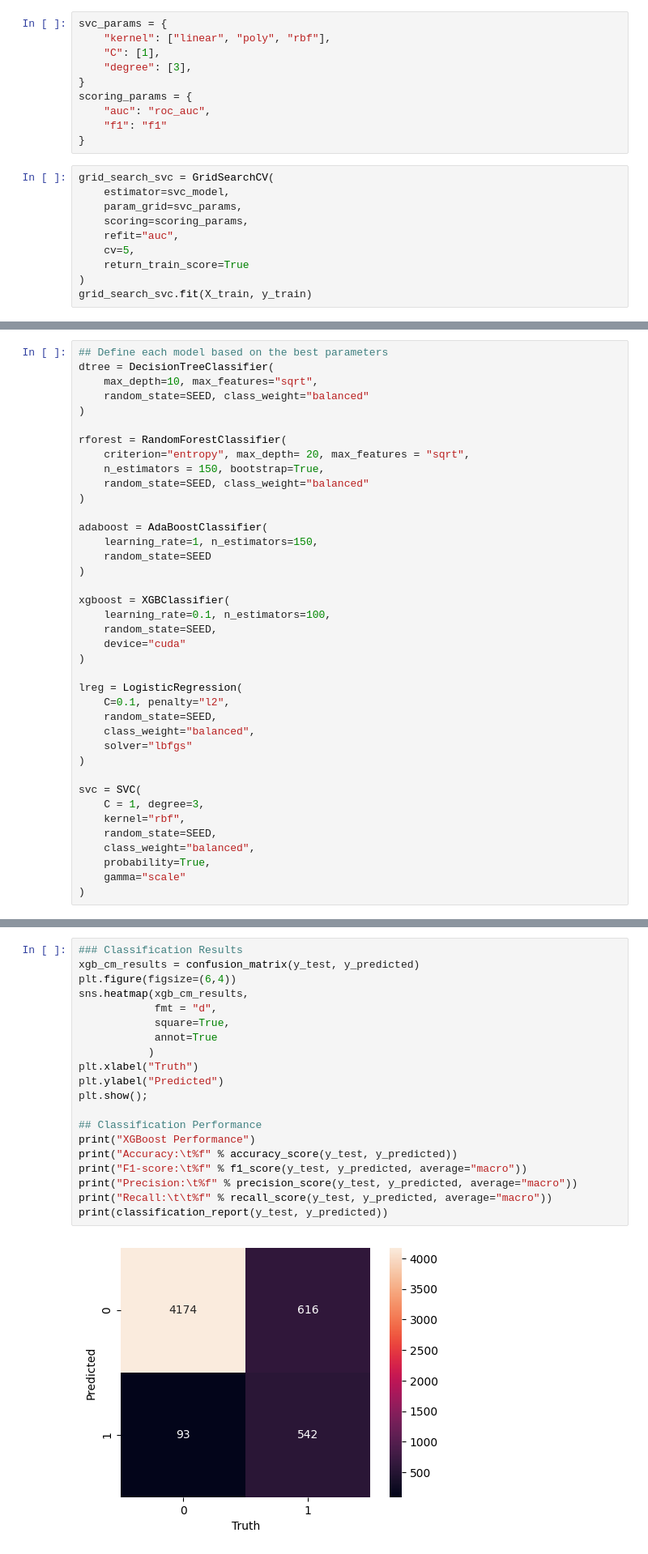
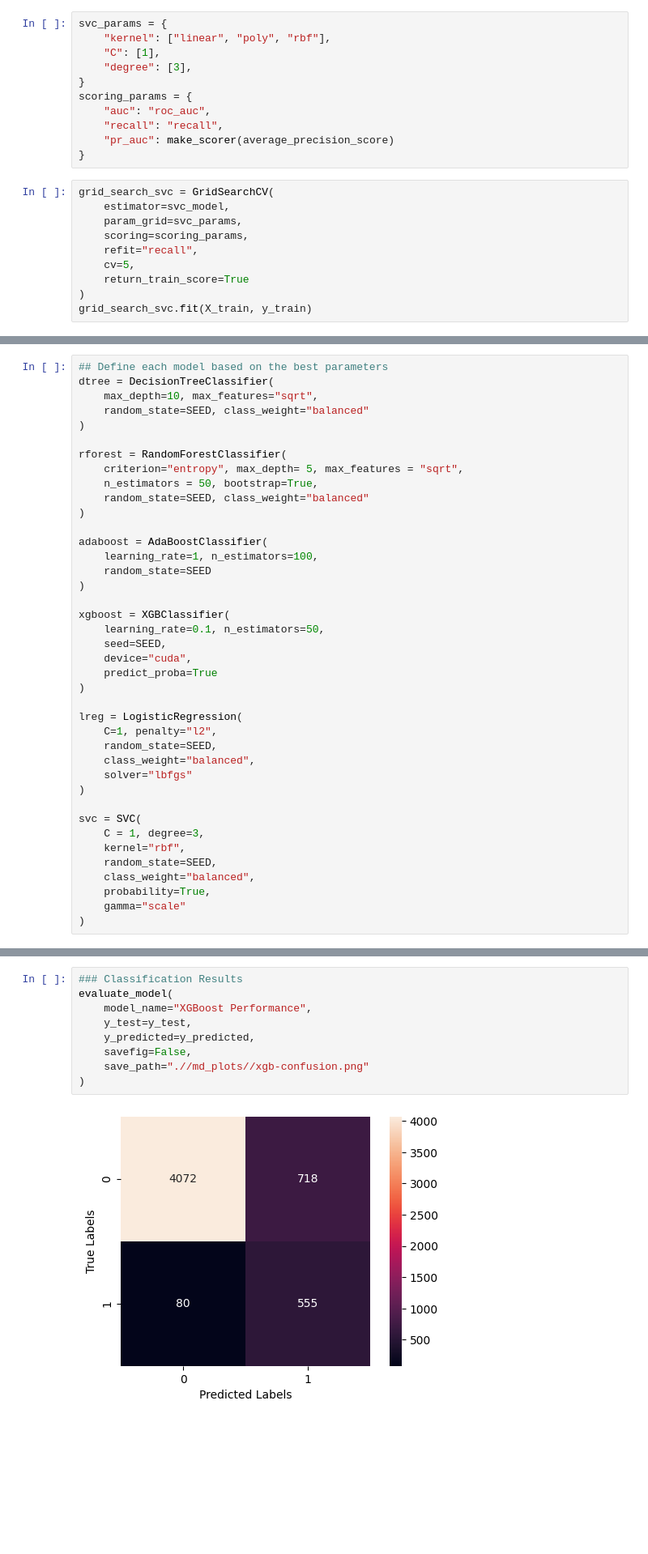
Before and after one commit to JiraLeelas/Bank-Term-Deposit-Prediction, a Jupyter notebook: bank_marketing_modelling.ipynb, the cells around one changed output, grey strips where cells are left out. Shown at 81% size. Saved outputs shown, nothing was run; the diff lists cells and outputs as text; blank space fills up the shorter version.

```diff
--- a/bank_marketing_modelling.ipynb
+++ b/bank_marketing_modelling.ipynb
@@ -531,14 +591,15 @@ svc_params = {
 }
 scoring_params = {
     "auc": "roc_auc",
-    "f1": "f1"
+    "recall": "recall",
+    "pr_auc": make_scorer(average_precision_score)
 }
 # %%
 grid_search_svc = GridSearchCV(
     estimator=svc_model,
     param_grid=svc_params,
     scoring=scoring_params,
-    refit="auc",
+    refit="recall",
     cv=5,
     return_train_score=True
 )
@@ -567,24 +630,25 @@ dtree = DecisionTreeClassifier(
 )
 
 rforest = RandomForestClassifier(
-    criterion="entropy", max_depth= 20, max_features = "sqrt",
-    n_estimators = 150, bootstrap=True,
+    criterion="entropy", max_depth= 5, max_features = "sqrt",
+    n_estimators = 50, bootstrap=True,
     random_state=SEED, class_weight="balanced"
 )
 
 adaboost = AdaBoostClassifier(
-    learning_rate=1, n_estimators=150,
+    learning_rate=1, n_estimators=100,
     random_state=SEED
 )
 
 xgboost = XGBClassifier(
-    learning_rate=0.1, n_estimators=100,
-    random_state=SEED,
-    device="cuda"
+    learning_rate=0.1, n_estimators=50,
+    seed=SEED,
+    device="cuda",
+    predict_proba=True
 )
 
 lreg = LogisticRegression(
-    C=0.1, penalty="l2",
+    C=1, penalty="l2",
     random_state=SEED,
     class_weight="balanced",
     solver="lbfgs"
@@ -727,24 +862,13 @@ plt.show();
 y_predicted = xgboost.predict(X_test) # use xgboost algorithm
 # %%
 ### Classification Results
-xgb_cm_results = confusion_matrix(y_test, y_predicted)
-plt.figure(figsize=(6,4))
-sns.heatmap(xgb_cm_results,
-            fmt = "d",
-            square=True,
-            annot=True
-           )
-plt.xlabel("Truth")
-plt.ylabel("Predicted")
-plt.show();
-
-## Classification Performance
-print("XGBoost Performance")
-print("Accuracy:\t%f" % accuracy_score(y_test, y_predicted))
-print("F1-score:\t%f" % f1_score(y_test, y_predicted, average="macro"))
-print("Precision:\t%f" % precision_score(y_test, y_predicted, average="macro"))
-print("Recall:\t\t%f" % recall_score(y_test, y_predicted, average="macro"))
-print(classification_report(y_test, y_predicted))
+evaluate_model(
+    model_name="XGBoost Performance",
+    y_test=y_test,
+    y_predicted=y_predicted,
+    savefig=False,
+    save_path=".//md_plots//xgb-confusion.png"
+)
 # %% [output]
-[figure, old version]
+[figure, new version]
 XGBoost Performance
```
Also changed, not shown: parts of 58 cells of this notebook, 8 other files.
